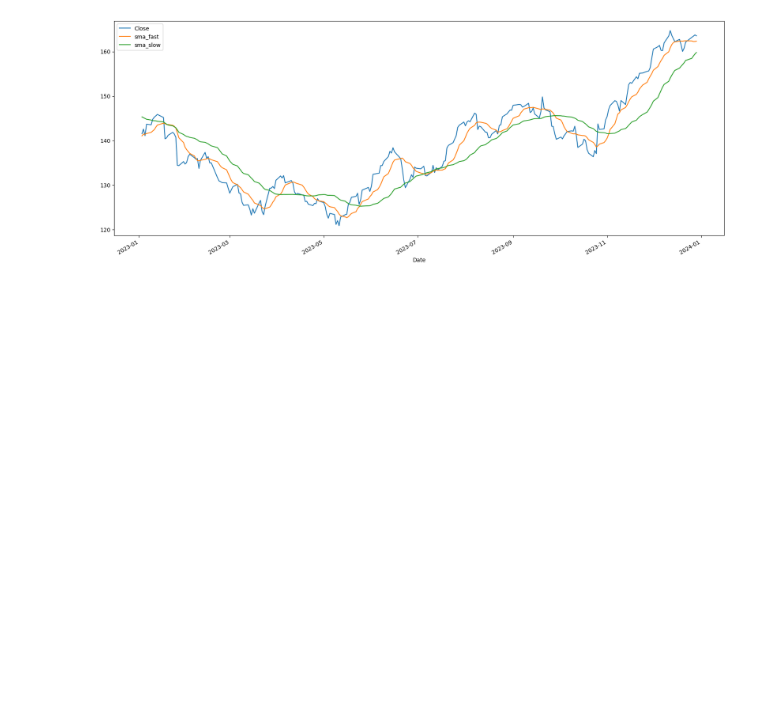
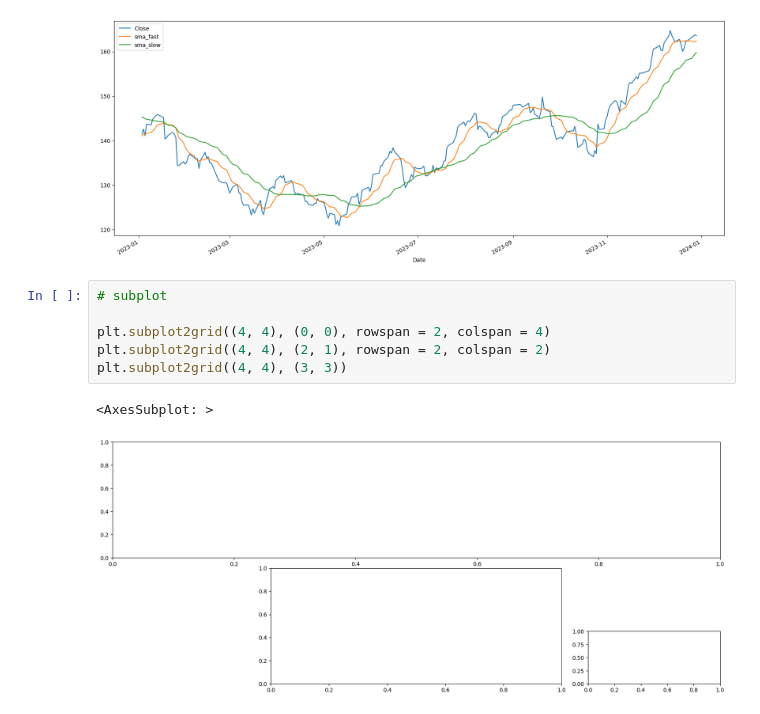
Before and after one commit to pNatTueku/basicPython, a Jupyter notebook: basic_pandas_03.ipynb, the cells around one changed output. Cells and saved outputs as stored; diff of their text form; blank space fills up the shorter version.

```diff
--- a/basic_pandas_03.ipynb
+++ b/basic_pandas_03.ipynb
@@ -859,3 +859,12 @@ df.loc['2023', ['Close', 'sma_fast', 'sma_slow']].plot()
 plt.show()
 # %% [output]
 [figure]
+# %%
+# subplot
+
+plt.subplot2grid((4, 4), (0, 0), rowspan = 2, colspan = 4)
+plt.subplot2grid((4, 4), (2, 1), rowspan = 2, colspan = 2)
+plt.subplot2grid((4, 4), (3, 3))
+# %% [output]
+<AxesSubplot: >
+[figure, added]
```
Also changed, not shown: parts of 14 cells of this notebook.
